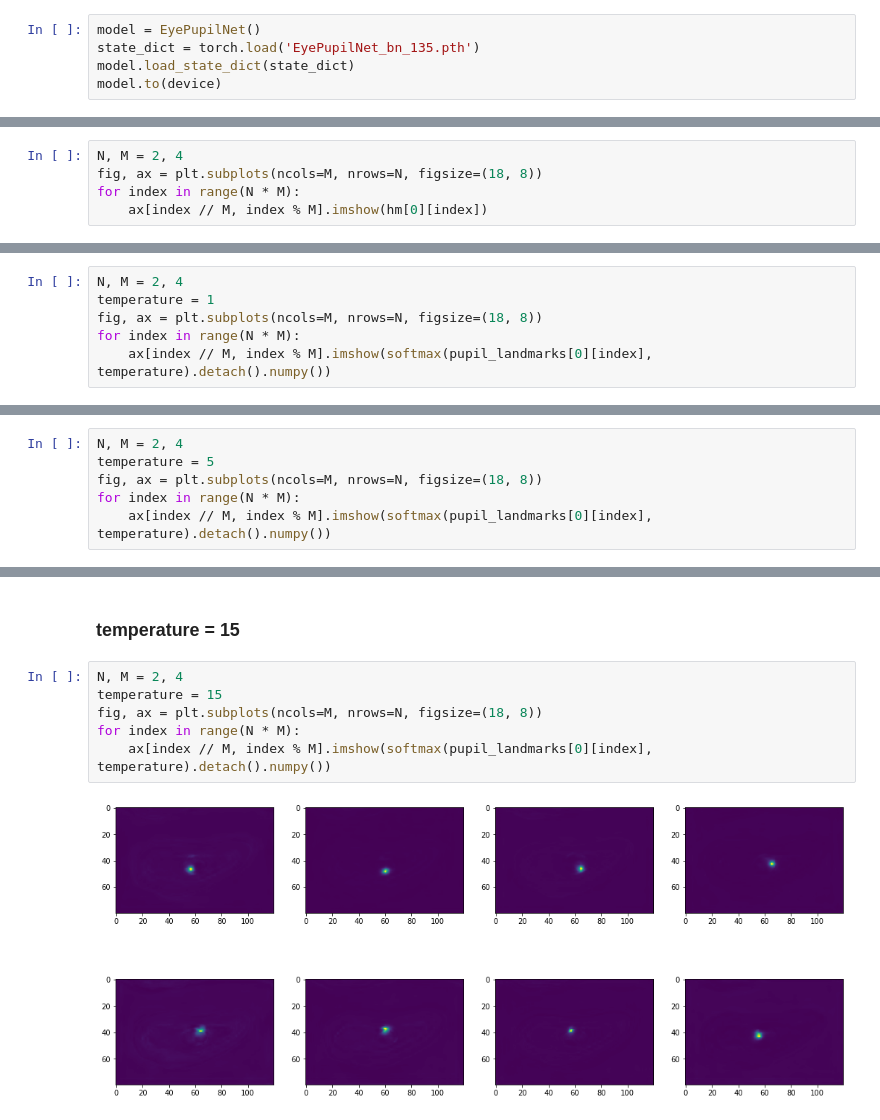
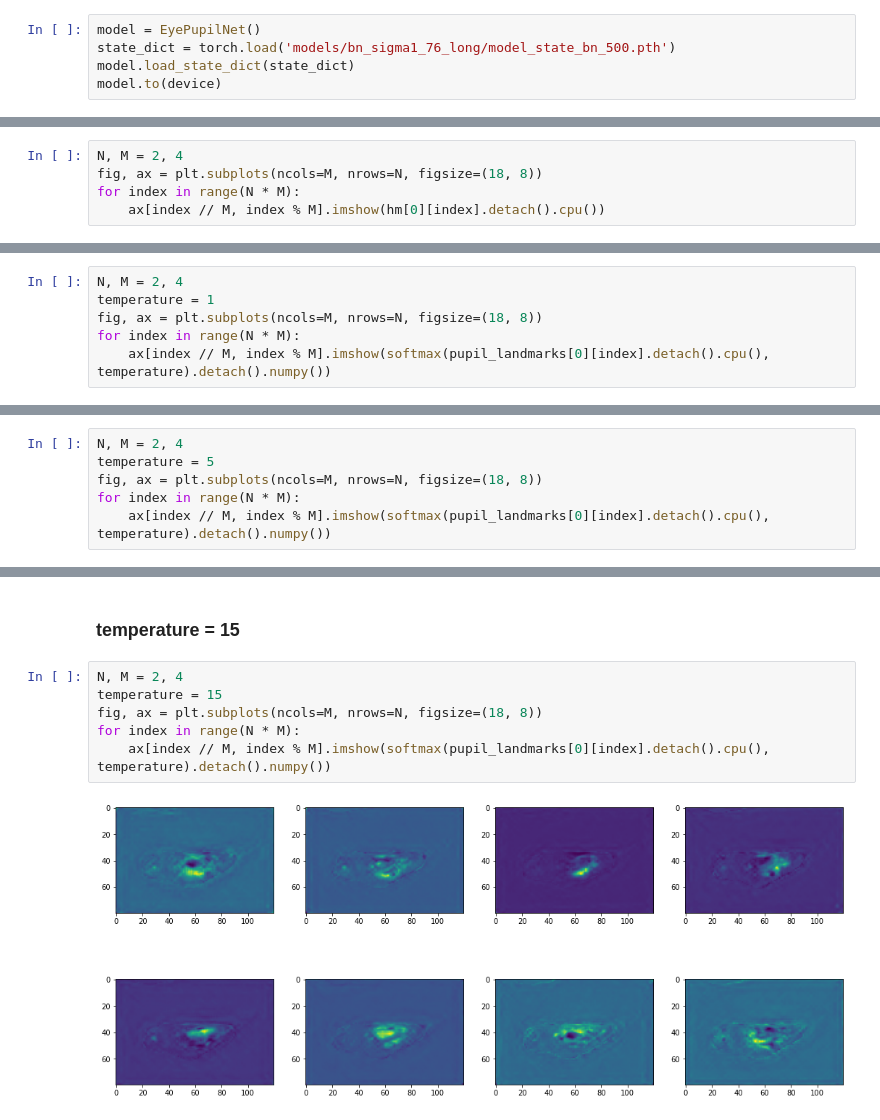
Before and after one commit to abnormalstudent/GazeEstimation, a Jupyter notebook: Hourglass.ipynb, the cells around one changed output, grey strips where cells are left out. Drawn from its saved outputs; the diff is of its cells as text.

```diff
--- a/Hourglass.ipynb
+++ b/Hourglass.ipynb
@@ -347,6 +337,6 @@ draw_histories(train_history, test_history)
 # %%
 model = EyePupilNet()
-state_dict = torch.load('EyePupilNet_bn_135.pth')
+state_dict = torch.load('models/bn_sigma1_76_long/model_state_bn_500.pth')
 model.load_state_dict(state_dict)
 model.to(device)
 # %% [output]
@@ -410,5 +394,5 @@ plt.imshow(eye)
 N, M = 2, 4
 fig, ax = plt.subplots(ncols=M, nrows=N, figsize=(18, 8))
 for index in range(N * M):
-    ax[index // M, index % M].imshow(hm[0][index])
+    ax[index // M, index % M].imshow(hm[0][index].detach().cpu())
 # %% [output]
@@ -469,5 +457,5 @@ N, M = 2, 4
 temperature = 1
 fig, ax = plt.subplots(ncols=M, nrows=N, figsize=(18, 8))
 for index in range(N * M):
-    ax[index // M, index % M].imshow(softmax(pupil_landmarks[0][index], temperature).detach().numpy())
+    ax[index // M, index % M].imshow(softmax(pupil_landmarks[0][index].detach().cpu(), temperature).detach().numpy())
 # %% [output]
@@ -479,5 +467,5 @@ N, M = 2, 4
 temperature = 5
 fig, ax = plt.subplots(ncols=M, nrows=N, figsize=(18, 8))
 for index in range(N * M):
-    ax[index // M, index % M].imshow(softmax(pupil_landmarks[0][index], temperature).detach().numpy())
+    ax[index // M, index % M].imshow(softmax(pupil_landmarks[0][index].detach().cpu(), temperature).detach().numpy())
 # %% [output]
@@ -487,9 +475,9 @@ for index in range(N * M):
 # %%
 N, M = 2, 4
 temperature = 15
 fig, ax = plt.subplots(ncols=M, nrows=N, figsize=(18, 8))
 for index in range(N * M):
-    ax[index // M, index % M].imshow(softmax(pupil_landmarks[0][index], temperature).detach().numpy())
+    ax[index // M, index % M].imshow(softmax(pupil_landmarks[0][index].detach().cpu(), temperature).detach().numpy())
 # %% [output]
-[figure, old version]
+[figure, new version]
 # %%
```
Also changed, not shown: parts of 29 cells of this notebook.
